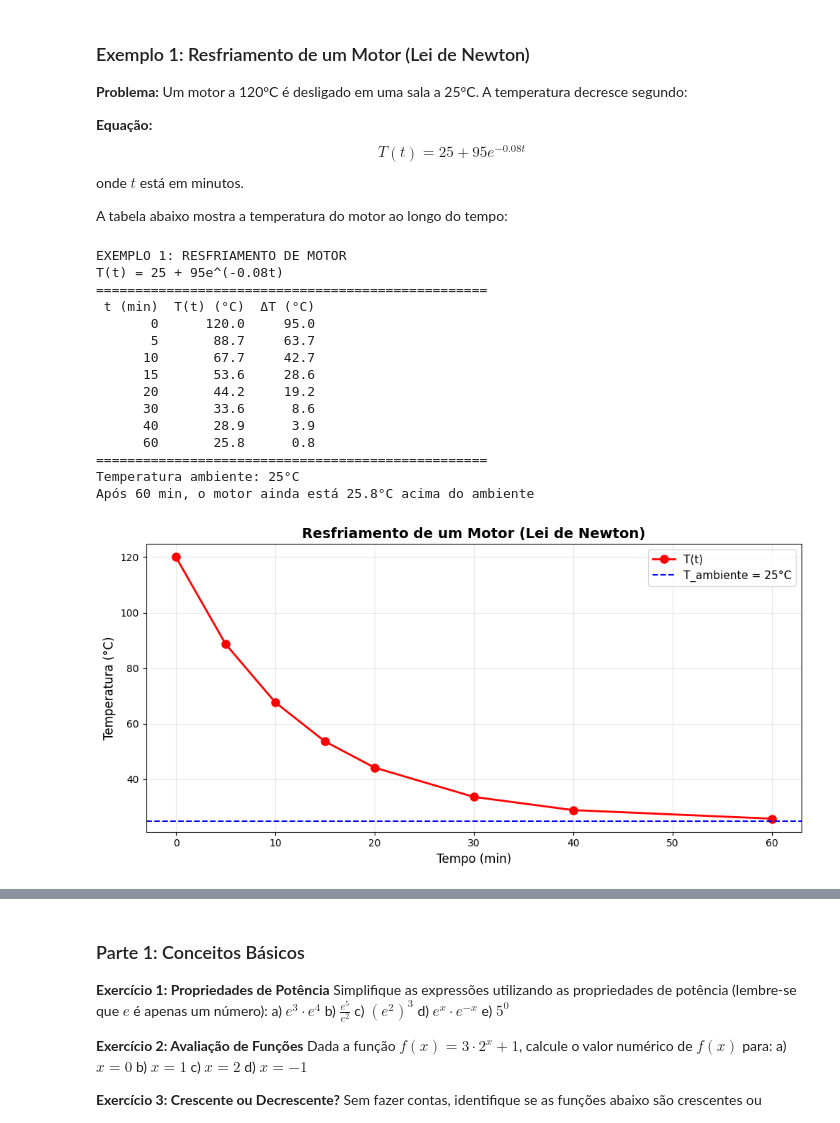
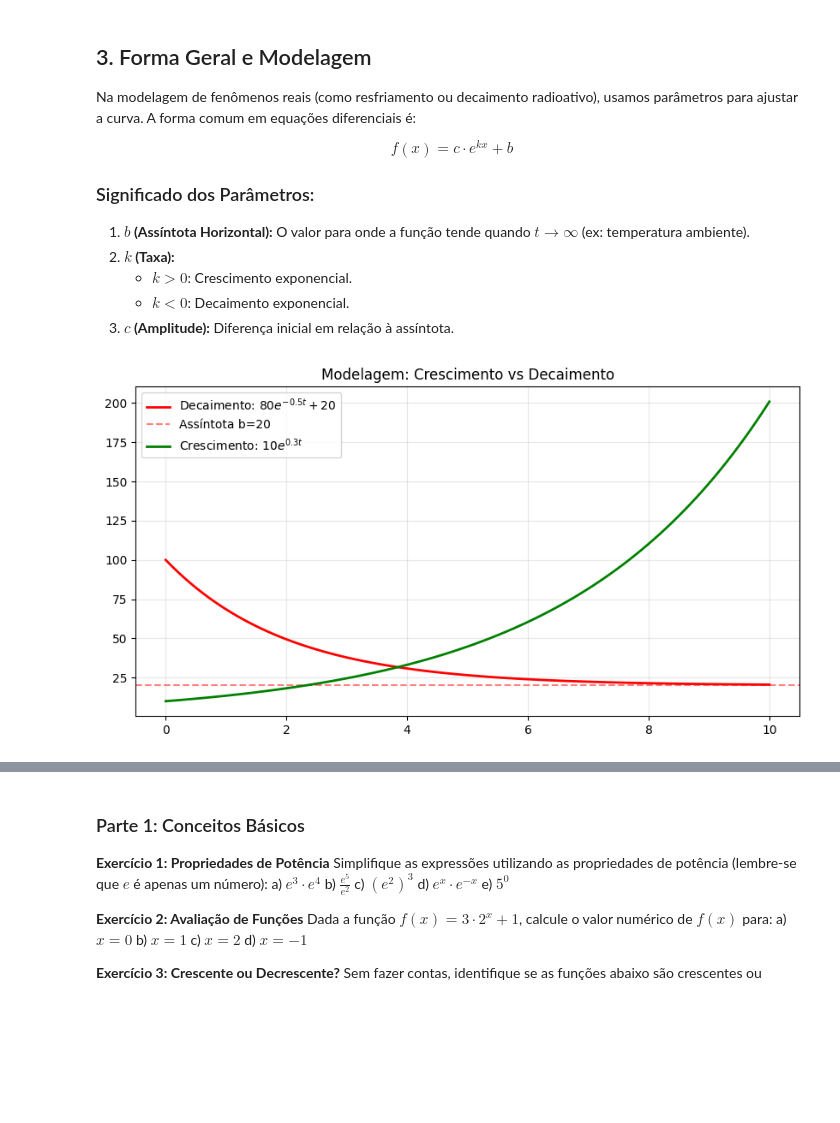
Before and after one commit to Ig-dolci/my_portuguese_classes, a Jupyter notebook: calculus/funcao_exponencial.ipynb, the cells around one changed output, grey strips where cells are left out. Saved outputs shown, nothing was run; the diff lists cells and outputs as text; code cells hidden in the pictures; blank space fills up the shorter version.

```diff
--- a/calculus/funcao_exponencial.ipynb
+++ b/calculus/funcao_exponencial.ipynb
@@ -55,57 +162,37 @@ Vamos ver exemplos práticos de como o número **e** e a função exponencial ap
 # %% [markdown]
-### Exemplo 1: Resfriamento de um Motor (Lei de Newton)
+## 3. Forma Geral e Modelagem
 
-**Problema:** Um motor a 120°C é desligado em uma sala a 25°C. A temperatura decresce segundo:
+Na modelagem de fenômenos reais (como resfriamento ou decaimento radioativo), usamos parâmetros para ajustar a curva. A forma comum em equações diferenciais é:
 
-**Equação:** $$T(t) = 25 + 95e^{-0.08t}$$ onde $t$ está em minutos.
+$$f(x) = c \cdot e^{kx} + b$$
 
-A tabela abaixo mostra a temperatura do motor ao longo do tempo:
+### Significado dos Parâmetros:
+1.  **$b$ (Assíntota Horizontal):** O valor para onde a função tende quando $t \to \infty$ (ex: temperatura ambiente).
+2.  **$k$ (Taxa):**
+    *   $k > 0$: Crescimento exponencial.
+    *   $k < 0$: Decaimento exponencial.
+3.  **$c$ (Amplitude):** Diferença inicial em relação à assíntota.
 # %%
-# Exemplo 1: Resfriamento de Motor
-t_motor = np.array([0, 5, 10, 15, 20, 30, 40, 60])
-T_motor = 25 + 95 * np.exp(-0.08 * t_motor)
+# Visualizando o efeito de k e b
+x = np.linspace(0, 10, 100)
 
-# Criar DataFrame
-df_motor = pd.DataFrame({
-    't (min)': t_motor,
-    'T(t) (°C)': np.round(T_motor, 1),
-    'ΔT (°C)': np.round(T_motor - 25, 1)
-})
+plt.figure(figsize=(10, 5))
 
-print("EXEMPLO 1: RESFRIAMENTO DE MOTOR")
-print("T(t) = 25 + 95e^(-0.08t)")
-print("="*50)
-print(df_motor.to_string(index=False))
-print("="*50)
-print(f"Temperatura ambiente: 25°C")
-print(f"Após 60 min, o motor ainda está {T_motor[-1]:.1f}°C acima do ambiente")
+# Decaimento (k < 0) com Assíntota (b)
+# T(t) = 80 * e^(-0.5t) + 20
+y_decay = 80 * np.exp(-0.5 * x) + 20
+plt.plot(x, y_decay, 'r-', linewidth=2, label='Decaimento: $80e^{-0.5t} + 20$')
+plt.axhline(y=20, color='r', linestyle='--', alpha=0.5, label='Assíntota b=20')
 
-# Gráfico
-plt.figure(figsize=(10, 5))
-plt.plot(t_motor, T_motor, 'ro-', linewidth=2, markersize=8, label='T(t)')
-plt.axhline(y=25, color='b', linestyle='--', label='T_ambiente = 25°C')
-plt.xlabel('Tempo (min)', fontsize=12)
-plt.ylabel('Temperatura (°C)', fontsize=12)
-plt.title('Resfriamento de um Motor (Lei de Newton)', fontsize=14, fontweight='bold')
+# Crescimento (k > 0)
+# P(t) = 10 * e^(0.3t)
+y_growth = 10 * np.exp(0.3 * x)
+plt.plot(x, y_growth, 'g-', linewidth=2, label='Crescimento: $10e^{0.3t}$')
+
+plt.title('Modelagem: Crescimento vs Decaimento', fontsize=12)
+plt.legend()
 plt.grid(True, alpha=0.3)
-plt.legend(fontsize=11)
-plt.tight_layout()
 plt.show()
 # %% [output]
-EXEMPLO 1: RESFRIAMENTO DE MOTOR
-T(t) = 25 + 95e^(-0.08t)
-==================================================
- t (min)  T(t) (°C)  ΔT (°C)
-       0      120.0     95.0
-       5       88.7     63.7
-      10       67.7     42.7
-      15       53.6     28.6
-      20       44.2     19.2
-      30       33.6      8.6
-      40       28.9      3.9
-      60       25.8      0.8
-==================================================
-Temperatura ambiente: 25°C
-Após 60 min, o motor ainda está 25.8°C acima do ambiente
-[figure, old version]
+[figure, new version]
 # %% [markdown]
```
Also changed, not shown: parts of 16 cells of this notebook, 5 other files.
